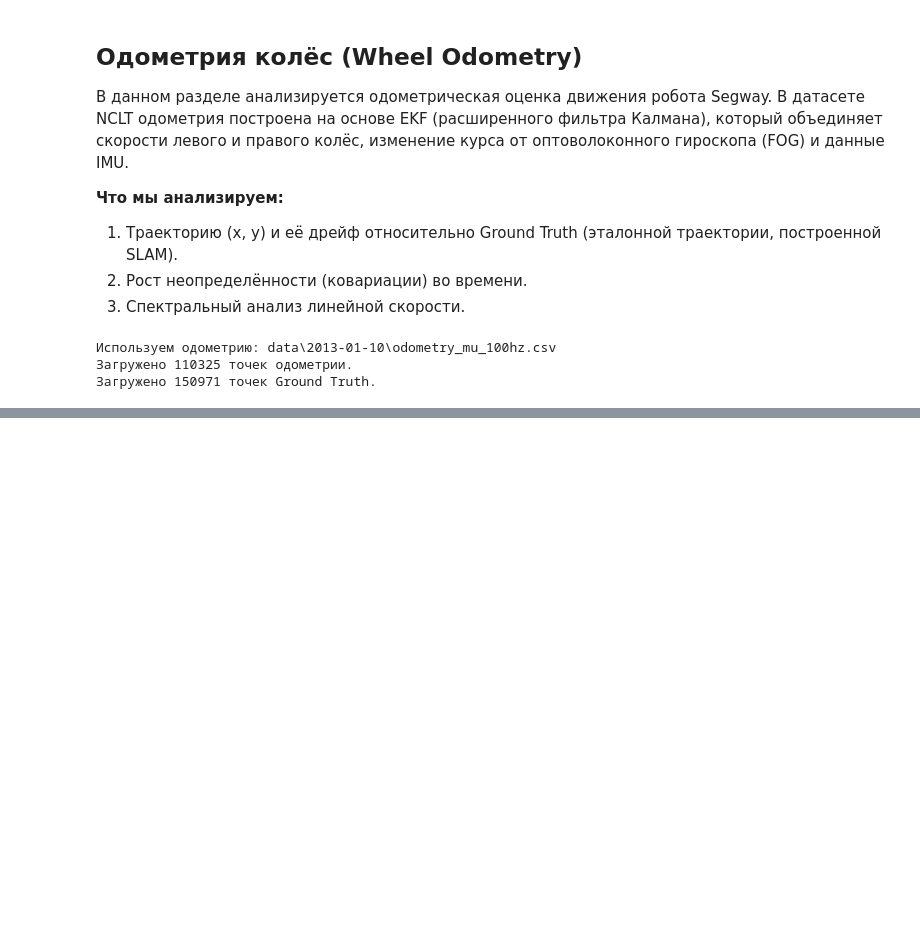
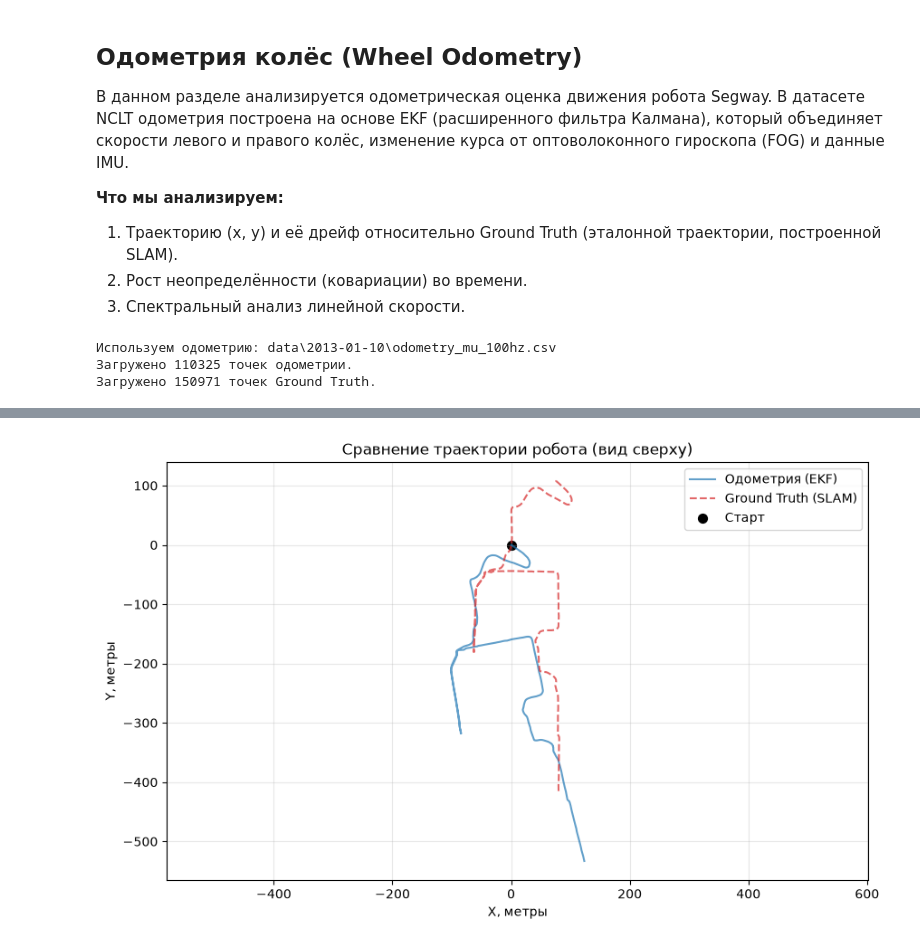
Before and after one commit to Oros-01/Sensors-Signal-Processing, a Jupyter notebook: Signals_kurs.ipynb, the cells around one changed output, grey strips where cells are left out. Drawn from its saved outputs; the diff is of its cells as text; code cells hidden in the pictures; blank space fills up the shorter version.

```diff
--- a/Signals_kurs.ipynb
+++ b/Signals_kurs.ipynb
@@ -626,0 +628,15 @@ print(f"Загружено {len(x_gt)} точек Ground Truth.")
+# %%
+plt.figure(figsize=(10, 6))
+plt.plot(x_odom, y_odom, label="Одометрия (EKF)", color="tab:blue", alpha=0.7)
+plt.plot(x_gt, y_gt, label="Ground Truth (SLAM)", color="tab:red", linestyle="--", alpha=0.7)
+plt.scatter(x_odom[0], y_odom[0], color="black", marker="o", s=50, label="Старт")
+
+plt.title("Сравнение траектории робота (вид сверху)")
+plt.xlabel("X, метры")
+plt.ylabel("Y, метры")
+plt.legend()
+plt.axis("equal")
+plt.grid(True, alpha=0.3)
+plt.show()
+# %% [output]
+[figure, added]
```
Also changed, not shown: parts of 8 cells of this notebook.
